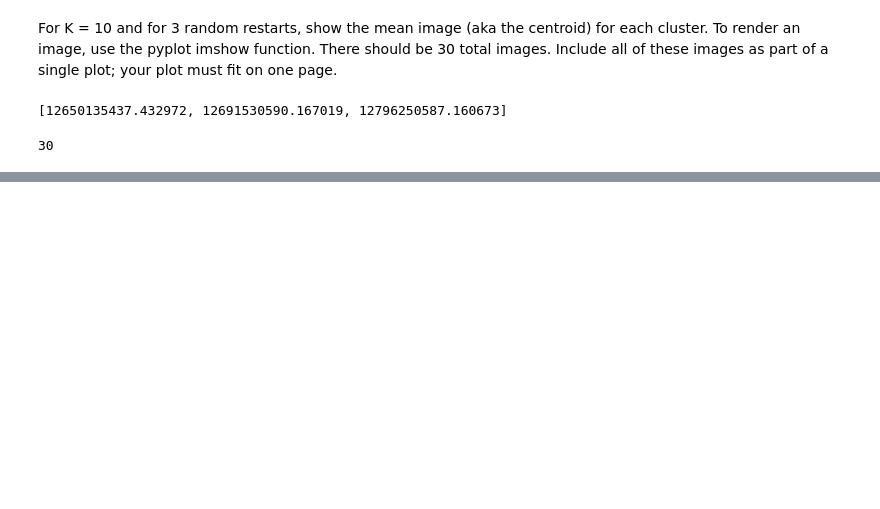
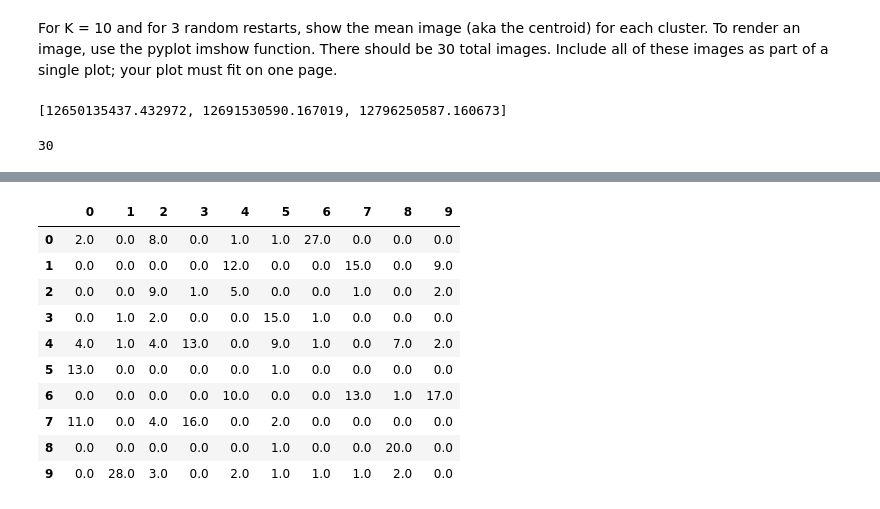
Before and after one commit to Plabrum/cs181-s21-homeworks, a Jupyter notebook: hw4/p1.ipynb, the cells around one changed output, grey strips where cells are left out. Saved outputs shown, nothing was run; the diff lists cells and outputs as text; code cells hidden in the pictures; blank space fills up the shorter version.

```diff
--- a/hw4/p1.ipynb
+++ b/hw4/p1.ipynb
@@ -258,0 +315,18 @@ plt.show()  # finally, render the plot
+# %%
+con = confus(classes, small_labels)
+# %%
+df = pd.DataFrame(data=con)
+# %%
+df
+# %% [output]
+|  | 0 | 1 | 2 | 3 | 4 | 5 | 6 | 7 | 8 | 9 |
+| 0 | 2.0 | 0.0 | 8.0 | 0.0 | 1.0 | 1.0 | 27.0 | 0.0 | 0.0 | 0.0 |
+| 1 | 0.0 | 0.0 | 0.0 | 0.0 | 12.0 | 0.0 | 0.0 | 15.0 | 0.0 | 9.0 |
+| 2 | 0.0 | 0.0 | 9.0 | 1.0 | 5.0 | 0.0 | 0.0 | 1.0 | 0.0 | 2.0 |
+| 3 | 0.0 | 1.0 | 2.0 | 0.0 | 0.0 | 15.0 | 1.0 | 0.0 | 0.0 | 0.0 |
+| 4 | 4.0 | 1.0 | 4.0 | 13.0 | 0.0 | 9.0 | 1.0 | 0.0 | 7.0 | 2.0 |
+| 5 | 13.0 | 0.0 | 0.0 | 0.0 | 0.0 | 1.0 | 0.0 | 0.0 | 0.0 | 0.0 |
+| 6 | 0.0 | 0.0 | 0.0 | 0.0 | 10.0 | 0.0 | 0.0 | 13.0 | 1.0 | 17.0 |
+| 7 | 11.0 | 0.0 | 4.0 | 16.0 | 0.0 | 2.0 | 0.0 | 0.0 | 0.0 | 0.0 |
+| 8 | 0.0 | 0.0 | 0.0 | 0.0 | 0.0 | 1.0 | 0.0 | 0.0 | 20.0 | 0.0 |
+| 9 | 0.0 | 28.0 | 3.0 | 0.0 | 2.0 | 1.0 | 1.0 | 1.0 | 2.0 | 0.0 |
```
Also changed, not shown: parts of 14 cells of this notebook, 14 other files.
